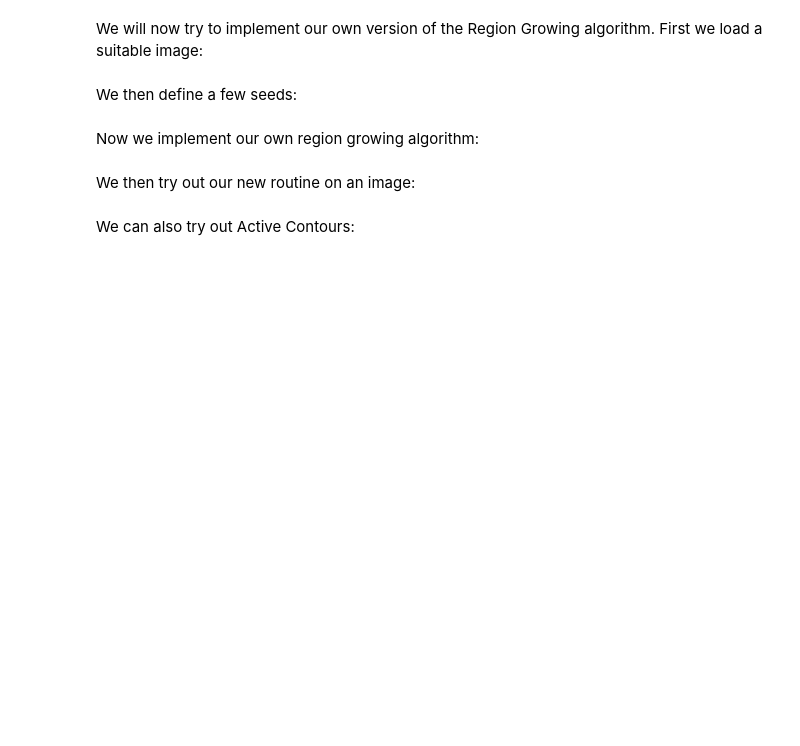
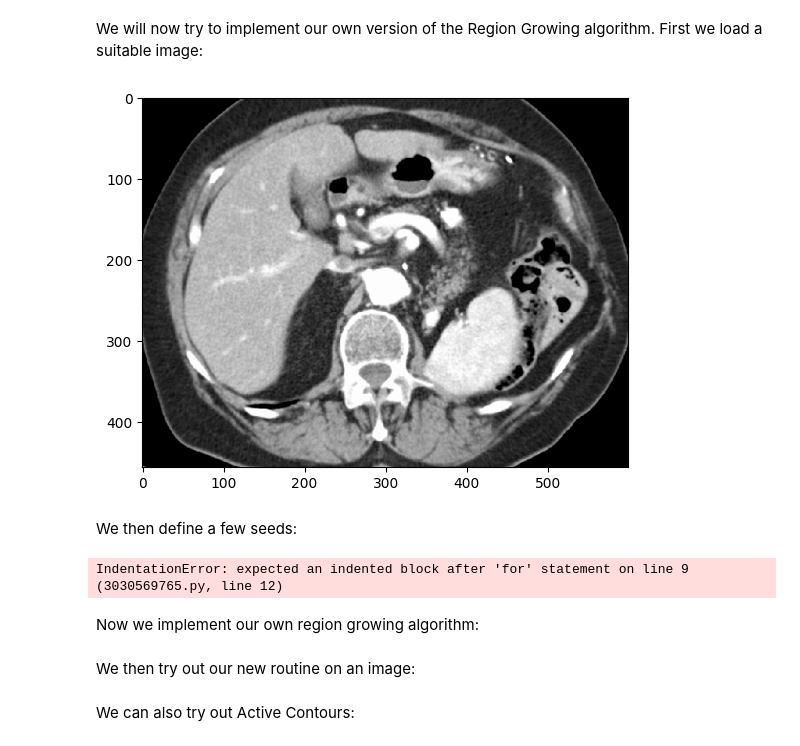
Before and after one commit to zrthxn/CuRC, a Jupyter notebook: Tutorial_06.ipynb, the cells around one changed output. Cells and saved outputs as stored; diff of their text form; code cells hidden in the pictures; blank space fills up the shorter version.

```diff
--- a/Tutorial_06.ipynb
+++ b/Tutorial_06.ipynb
@@ -146,11 +135,13 @@ show_gray(ind_red_mod*255, axis[2, 1])
 # %% [markdown]
 We will now try to implement our own version of the Region Growing algorithm. First we load a suitable image:
 # %%
-img = cv2.imread("SegmentationI/ct.png")
+img = cv2.imread("Exercises/SegmentationI/ct.png")
 
 img_gray = cv2.cvtColor(img, cv2.COLOR_BGR2GRAY)
 
 show_gray(img_gray)
+# %% [output]
+[figure, added]
 # %% [markdown]
 We then define a few seeds:
 # %%
@@ -166,6 +157,8 @@ for seed in seeds:
     # TODO Draw points on image
 
 plt.imshow(img_rgb)
+# %% [output]
+IndentationError: expected an indented block after 'for' statement on line 9 (3030569765.py, line 12)
 # %% [markdown]
 Now we implement our own region growing algorithm:
 # %%
```
Also changed, not shown: parts of 17 cells of this notebook, 11 other files.
